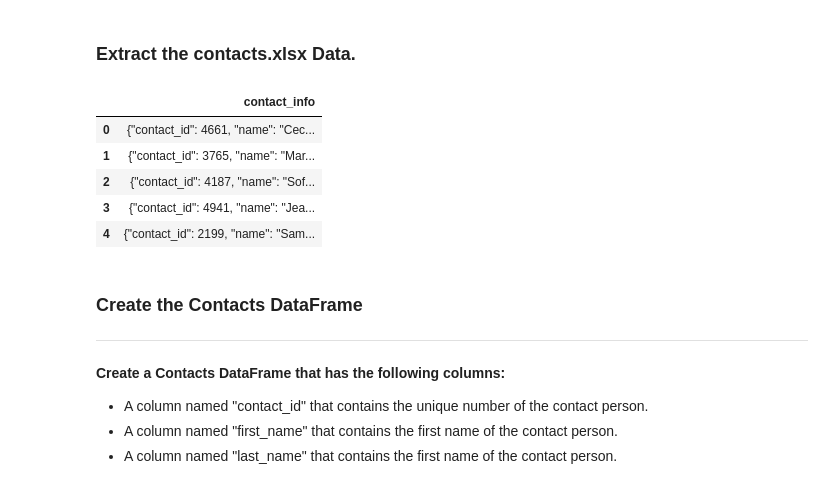
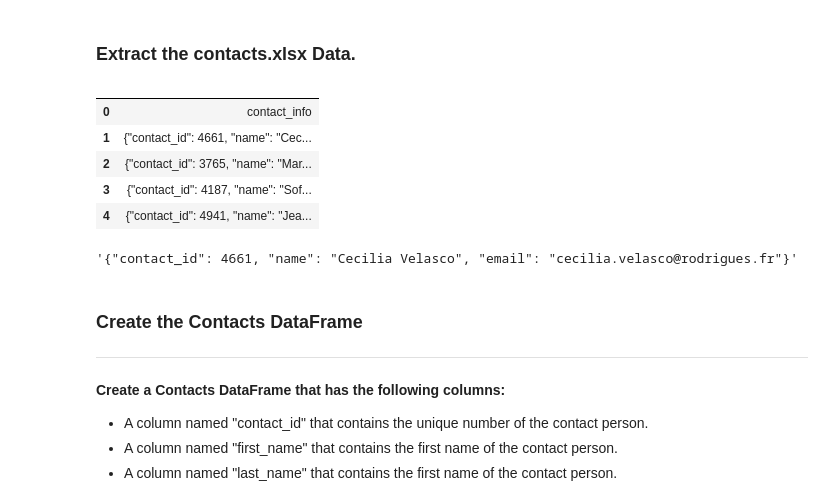
Before and after one commit to Prachi-Shah1002/Crowdfunding_ETL, a Jupyter notebook: ETL_Mini_Project_PShah_AVerma.ipynb, the cells around one changed output. Saved outputs shown, nothing was run; the diff lists cells and outputs as text; code cells hidden in the pictures.

```diff
--- a/ETL_Mini_Project_PShah_AVerma.ipynb
+++ b/ETL_Mini_Project_PShah_AVerma.ipynb
@@ -319,15 +319,22 @@ campaign_cleaned.to_csv("Resources/campaign.csv", index=False)
 ### Extract the contacts.xlsx Data.
 # %%
 # Read the data into a Pandas DataFrame. Use the `header=2` parameter when reading in the data.
-contact_info_df = pd.read_excel('Resources/contacts.xlsx', header=3)
-contact_info_df.head()
+temp_contact_info_df = pd.read_excel('Resources/contacts.xlsx', header=2)
+
+temp_contact_info_df.head()
 # %% [output]
-|  | contact_info |
-| 0 | {"contact_id": 4661, "name": "Cec... |
-| 1 | {"contact_id": 3765, "name": "Mar... |
-| 2 | {"contact_id": 4187, "name": "Sof... |
-| 3 | {"contact_id": 4941, "name": "Jea... |
-| 4 | {"contact_id": 2199, "name": "Sam... |
+|  |  |
+| 0 | contact_info |
+| 1 | {"contact_id": 4661, "name": "Cec... |
+| 2 | {"contact_id": 3765, "name": "Mar... |
+| 3 | {"contact_id": 4187, "name": "Sof... |
+| 4 | {"contact_id": 4941, "name": "Jea... |
+# %%
+# Checking to see the data structure of 1st row (its in JSON format)
+
+temp_contact_info_df.iloc[1][0]
+# %% [output]
+'{"contact_id": 4661, "name": "Cecilia Velasco", "email": "cecilia.velasco@rodrigues.fr"}'
 # %% [markdown]
 ### Create the Contacts DataFrame
 ---
```
Also changed, not shown: parts of 20 cells of this notebook, 5 other files.
